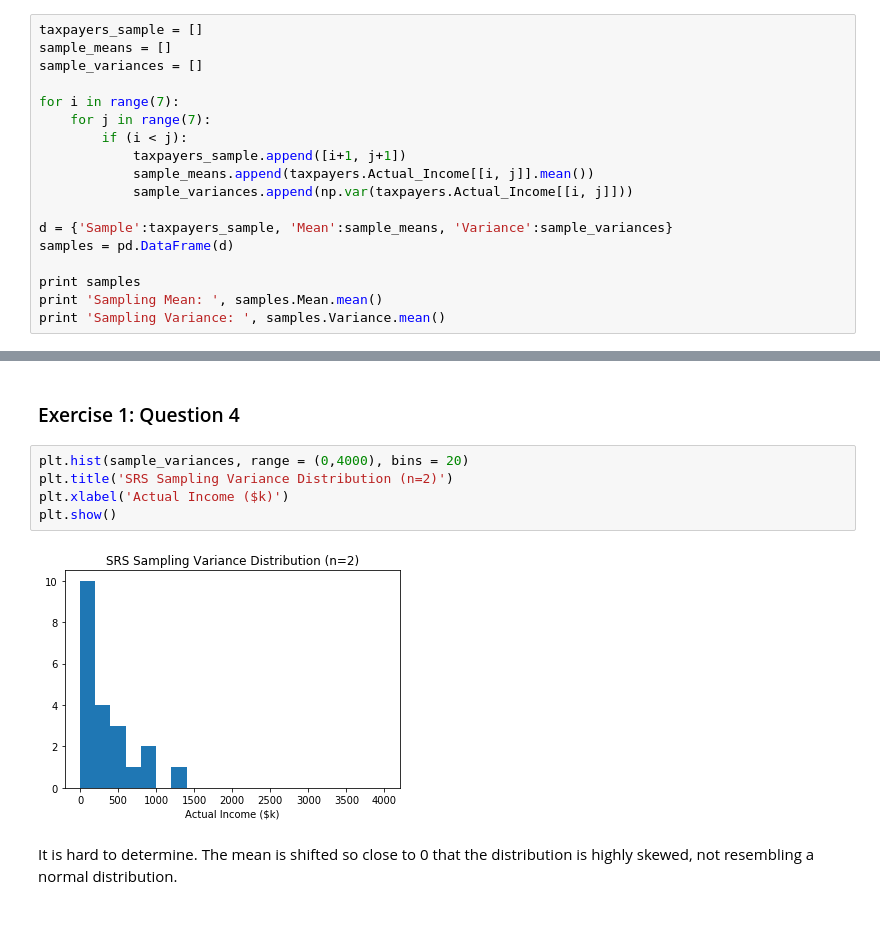
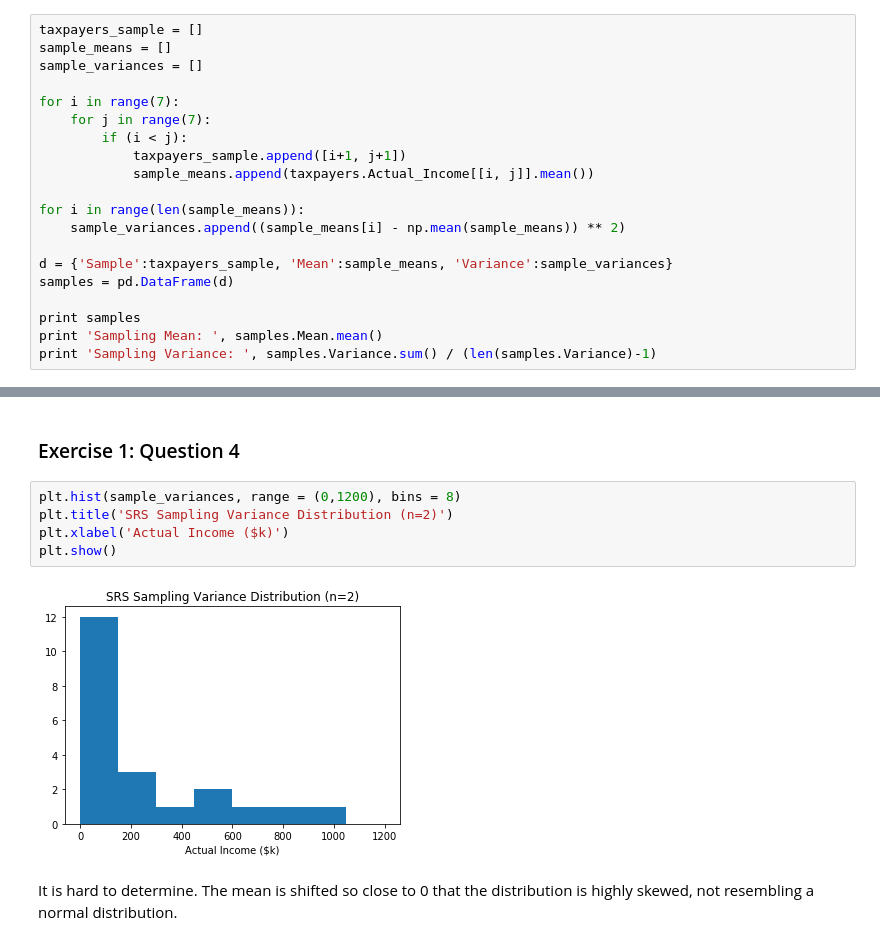
Before and after one commit to JackNelson/MSDS6370-Statistical_Sampling, a Jupyter notebook: Labs/Lab3/LAB03_JackNelson.ipynb, the cells around one changed output, grey strips where cells are left out. Drawn from its saved outputs; the diff is of its cells as text.

```diff
--- a/Labs/Lab3/LAB03_JackNelson.ipynb
+++ b/Labs/Lab3/LAB03_JackNelson.ipynb
@@ -29,12 +29,14 @@ for i in range(7):
         if (i < j):
             taxpayers_sample.append([i+1, j+1])
             sample_means.append(taxpayers.Actual_Income[[i, j]].mean())
-            sample_variances.append(np.var(taxpayers.Actual_Income[[i, j]]))
+
+for i in range(len(sample_means)):
+    sample_variances.append((sample_means[i] - np.mean(sample_means)) ** 2)
 
 d = {'Sample':taxpayers_sample, 'Mean':sample_means, 'Variance':sample_variances}
 samples = pd.DataFrame(d)
 
 print samples
 print 'Sampling Mean: ', samples.Mean.mean()
-print 'Sampling Variance: ', samples.Variance.mean()
+print 'Sampling Variance: ', samples.Variance.sum() / (len(samples.Variance)-1)
 # %% [output]
@@ -82,12 +84,12 @@ The sampling distribution somewhat resembles that of a normal distribution.
 # %% [markdown]
 ### Exercise 1: Question 4
 # %%
-plt.hist(sample_variances, range = (0,4000), bins = 20)
+plt.hist(sample_variances, range = (0,1200), bins = 8)
 plt.title('SRS Sampling Variance Distribution (n=2)')
 plt.xlabel('Actual Income ($k)')
 plt.show()
 # %% [output]
-[figure, old version]
+[figure, new version]
 # %% [markdown]
 It is hard to determine.  The mean is shifted so close to 0 that the distribution is highly skewed, not resembling a normal distribution.
 # %% [markdown]
```
Also changed, not shown: parts of 1 cell of this notebook, 4 other files.
